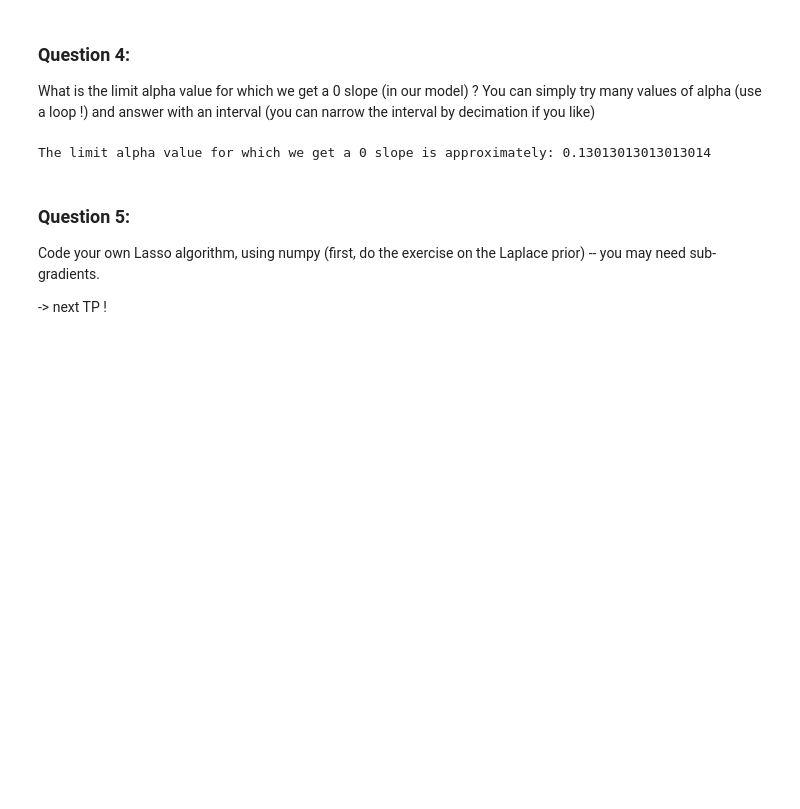
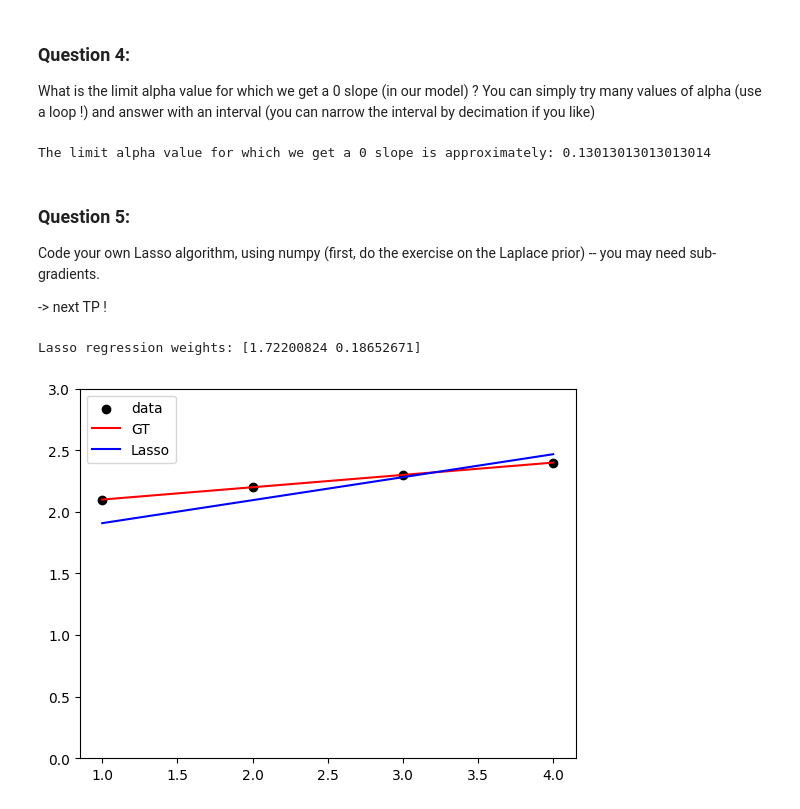
Before and after one commit to petkokp/m1-fpml, a Jupyter notebook: 3-overfitting+reguls/3.3.c-TP-toy example Lasso.ipynb, the cells around one changed output. Cells and saved outputs as stored; diff of their text form; code cells hidden in the pictures; blank space fills up the shorter version.

Commit message:
tp 3 - lasso with numpy

```diff
--- a/3-overfitting+reguls/3.3.c-TP-toy example Lasso.ipynb
+++ b/3-overfitting+reguls/3.3.c-TP-toy example Lasso.ipynb
@@ -118,3 +118,29 @@ The limit alpha value for which we get a 0 slope is approximately: 0.13013013013
 Code your own Lasso algorithm, using numpy (first, do the exercise on the Laplace prior) -- you may need sub-gradients.
 
 -> next TP !
+# %%
+def lasso_regression(X, y, alpha, num_iterations=1000, learning_rate=0.01):
+    m, n = X.shape
+    w = np.zeros(n)
+    for _ in range(num_iterations):
+        y_pred = X @ w
+        gradient = -(2/m) * (X.T @ (y - y_pred)) + alpha * np.sign(w)
+        w -= learning_rate * gradient
+    return w
+
+alpha = 0.1
+num_iterations = 1000
+learning_rate = 0.01
+
+w_lasso = lasso_regression(X, y, alpha, num_iterations, learning_rate)
+print(f"Lasso regression weights: {w_lasso}")
+
+plt.scatter(X[:,1],y, label="data", c='k')
+plt.plot(X[:,1], X @ wGT, label="GT", c='r')
+plt.plot(X[:,1], X @ w_lasso, label="Lasso", c='b')
+plt.ylim([0,3])
+plt.legend()
+plt.show()
+# %% [output]
+Lasso regression weights: [1.72200824 0.18652671]
+[figure, added]
```
